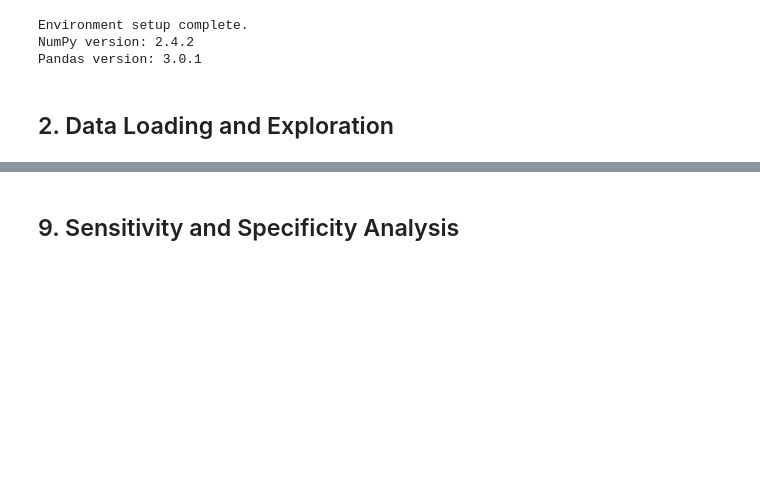
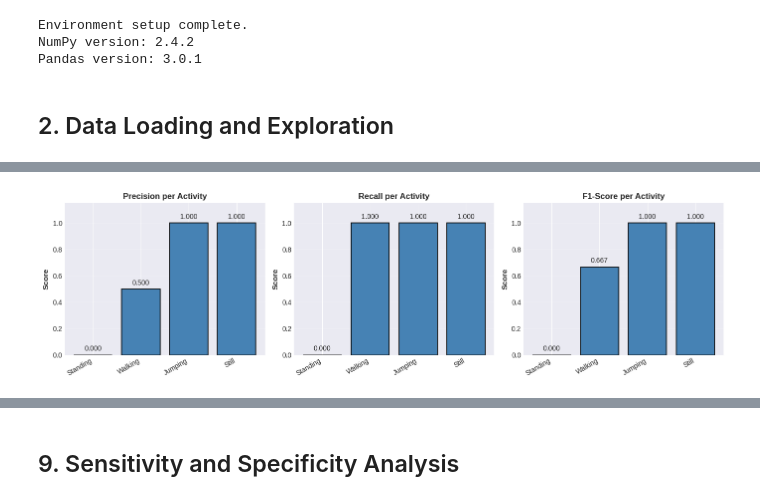
Before and after one commit to Mugisha-isaac/Human-Activities-State, a Jupyter notebook: notebooks/activity_recognition_hmm.ipynb, the cells around one changed output, grey strips where cells are left out. Saved outputs shown, nothing was run; the diff lists cells and outputs as text; code cells hidden in the pictures; blank space fills up the shorter version.

```diff
--- a/notebooks/activity_recognition_hmm.ipynb
+++ b/notebooks/activity_recognition_hmm.ipynb
@@ -939,0 +931,19 @@ print(f"Sample Performance: {matches}/{len(y_sample)} correct ({100*matches/len(
+# %%
+# Per-activity Precision / Recall / F1
+fig, axes = plt.subplots(1, 3, figsize=(14, 4))
+
+for ax, (mname, mvals) in zip(axes, [('Precision', precision), ('Recall', recall), ('F1-Score', f1)]):
+    bars = ax.bar(state_labels, mvals, color='steelblue', edgecolor='black', linewidth=1.2)
+    ax.set_ylabel('Score', fontsize=11, fontweight='bold')
+    ax.set_title(f'{mname} per Activity', fontsize=12, fontweight='bold')
+    ax.set_ylim([0, 1.15])
+    ax.grid(axis='y', alpha=0.3)
+    for bar, val in zip(bars, mvals):
+        ax.text(bar.get_x() + bar.get_width() / 2., bar.get_height() + 0.02,
+                f'{val:.3f}', ha='center', va='bottom', fontsize=10)
+    plt.setp(ax.xaxis.get_majorticklabels(), rotation=30, ha='right')
+
+plt.tight_layout()
+plt.show()
+# %% [output]
+[figure, added]
```
Also changed, not shown: parts of 42 cells of this notebook.
